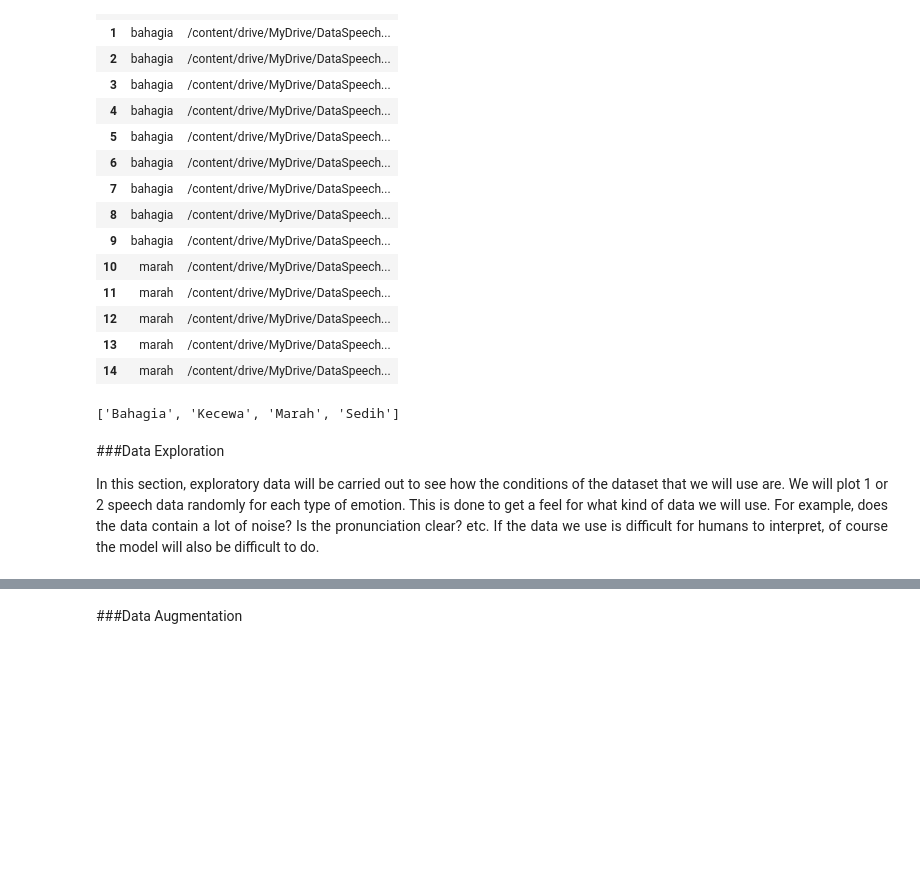
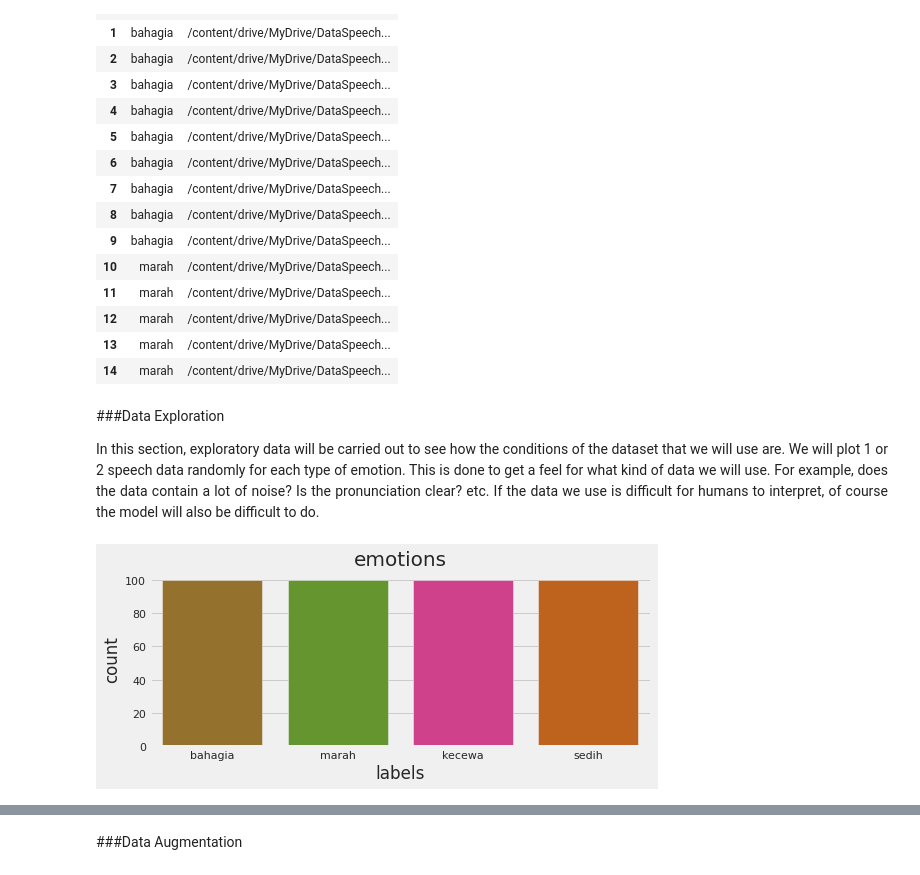
Before and after one commit to darwinOne/Speech-Emotion-Recognition-SER-, a Jupyter notebook: SER.ipynb, the cells around one changed output, grey strips where cells are left out. Saved outputs shown, nothing was run; the diff lists cells and outputs as text; code cells hidden in the pictures; blank space fills up the shorter version.

Commit message:
Add Data Exploration

```diff
--- a/SER.ipynb
+++ b/SER.ipynb
@@ -49,6 +49,19 @@ import shutil
 
 import scipy.signal as sig
 from audiolazy import lazy_lpc
+from itertools import cycle
+import warnings
+import sys
+
+%matplotlib inline
+sns.set_theme(style="white", palette=None)
+color_pal = plt.rcParams["axes.prop_cycle"].by_key()["color"]
+color_cycle = cycle(plt.rcParams["axes.prop_cycle"].by_key()["color"])
+
+# ignore warnings
+if not sys.warnoptions:
+  warnings.simplefilter("ignore")
+warnings.filterwarnings("ignore", category=DeprecationWarning)
 # %% [markdown]
 ##Data Preparation
 # %%
@@ -176,15 +145,3 @@ for foldername in sorted(os.listdir(dtsets1)):
-# %%
-# Folder checking in our datasets
-# new_datasets is a variable to store the new directory path of the separated raw data
-
-new_dtsets = '/content/drive/MyDrive/SplitDataSpeech'
-
-npath_dtsets = os.listdir(new_dtsets)
-npath_dtsets.sort() # sort folder (A-Z)
-
-print(npath_dtsets)
-# %% [output]
-['Bahagia', 'Kecewa', 'Marah', 'Sedih']
 # %% [markdown]
 ###Data Exploration
 <p align="justify"> In this section, exploratory data will be carried out to see how the conditions of the dataset that we will use are. We will plot 1 or 2 speech data randomly for each type of emotion. This is done to get a feel for what kind of data we will use. For example, does the data contain a lot of noise? Is the pronunciation clear? etc. If the data we use is difficult for humans to interpret, of course the model will also be difficult to do. </p>
@@ -190,0 +153,8 @@ print(npath_dtsets)
+# %%
+plt.style.use('fivethirtyeight')
+plt.rcParams['figure.figsize'] = (8, 3)
+sns.countplot(dtsets_df['labels'], palette = 'Dark2_r')
+plt.title('emotions', fontsize = 20)
+plt.show()
+# %% [output]
+[figure, added]
```
Also changed, not shown: parts of 7 cells of this notebook.
